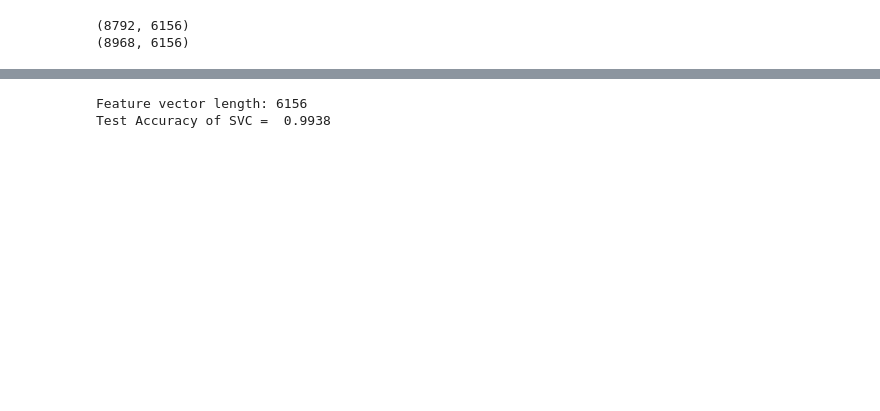
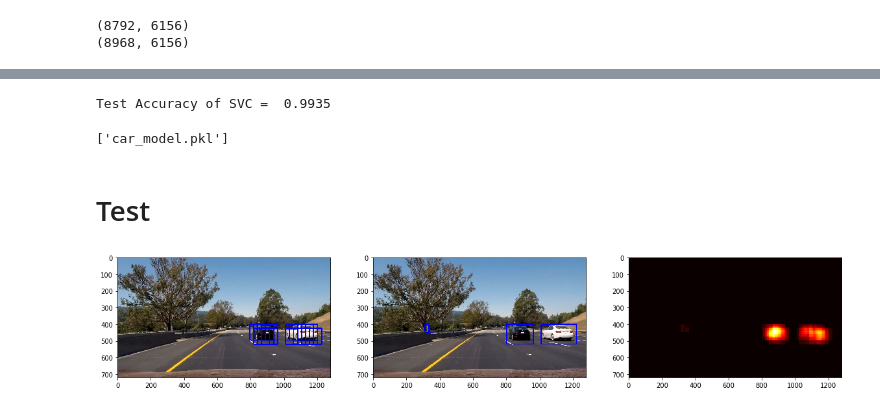
Before and after one commit to phvu/CarND-Vehicle-Detection, a Jupyter notebook: vehicle-detection.ipynb, the cells around one changed output, grey strips where cells are left out. Saved outputs shown, nothing was run; the diff lists cells and outputs as text; code cells hidden in the pictures; blank space fills up the shorter version.

Commit message:
tunes the detection pipeline

```diff
--- a/vehicle-detection.ipynb
+++ b/vehicle-detection.ipynb
@@ -7,4 +11,0 @@ import numpy as np
-# %%
-img = io.imread('data/vehicles/GTI_Left/image0958.png')
-img.shape
-img.dtype
@@ -82,20 +83,22 @@ np.savez('./data/features.npz', vehicles=vehicles, non_vehicles=non_vehicles)
 from sklearn.svm import LinearSVC
 from sklearn.preprocessing import StandardScaler
 from sklearn.model_selection import train_test_split
+from sklearn.pipeline import Pipeline
 
 X = np.vstack((vehicles, non_vehicles)).astype(np.float64)
-X_scaler = StandardScaler().fit(X)
-scaled_X = X_scaler.transform(X)
 y = np.hstack((np.ones(len(vehicles)), np.zeros(len(non_vehicles))))
+X_train, X_test, y_train, y_test = train_test_split(X, y, test_size=0.2, random_state=42)
 
-X_train, X_test, y_train, y_test = train_test_split(scaled_X, y, test_size=0.2, random_state=42)
+ppl = Pipeline([('scaler', StandardScaler()), ('svc', LinearSVC())])
 
-print('Feature vector length:', len(X_train[0]))
-
-
-svc = LinearSVC()
-svc.fit(X_train, y_train)
-print('Test Accuracy of SVC = ', round(svc.score(X_test, y_test), 4))
+ppl.fit(X_train, y_train)
+print('Test Accuracy of SVC = ', round(ppl.score(X_test, y_test), 4))
 # %% [output]
-Feature vector length: 6156
-Test Accuracy of SVC =  0.9938
+Test Accuracy of SVC =  0.9935
+# %%
+from sklearn.externals import joblib
+joblib.dump(ppl, 'car_model.pkl')
+# %% [output]
+['car_model.pkl']
+# %% [markdown]
+# Test
@@ -101,0 +205,42 @@ Test Accuracy of SVC =  0.9938
+# %%
+class CarDetector(object):
+
+    def __init__(self):
+        self.ppl = joblib.load('car_model.pkl')
+        self.ystart = 400
+        self.ystop = 656
+        self.scale = 1.5
+
+        self.orient = 9
+        self.pix_per_cell = 8
+        self.cell_per_block = 2
+        self.spatial_size = (16, 16)
+        self.hist_bins = 32
+        self.heat_threshold = 1
+
+    def detect(self, img):
+        assert(len(img.shape) == 3 and img.shape[2] == 3 and img.dtype == np.uint8)
+
+        candidates = []
+        for scale in (0.75, 1, 1.25, 1.5):
+            c, _ = find_cars(img, self.ystart, self.ystop, scale, self.ppl,
+                             self.orient, self.pix_per_cell, self.cell_per_block,
+                             self.spatial_size, self.hist_bins)
+            candidates.extend(c)
+        labels, car_img, heat_img = filter_candidates(img, candidates, self.heat_threshold)
+        return car_img, out_img, heat_img, labels
+# %%
+img = io.imread('test_images/test6.jpg')
+car_img, out_img, heat_img, labels = CarDetector().detect(img)
+# print(labels)
+
+plt.figure(figsize=(20, 10))
+plt.subplot(131)
+plt.imshow(out_img)
+plt.subplot(132)
+plt.imshow(car_img)
+plt.subplot(133)
+plt.imshow(heat_img, cmap='hot')
+plt.show()
+# %% [output]
+[figure, added]
```
Also changed, not shown: parts of 6 cells of this notebook, 3 other files.
